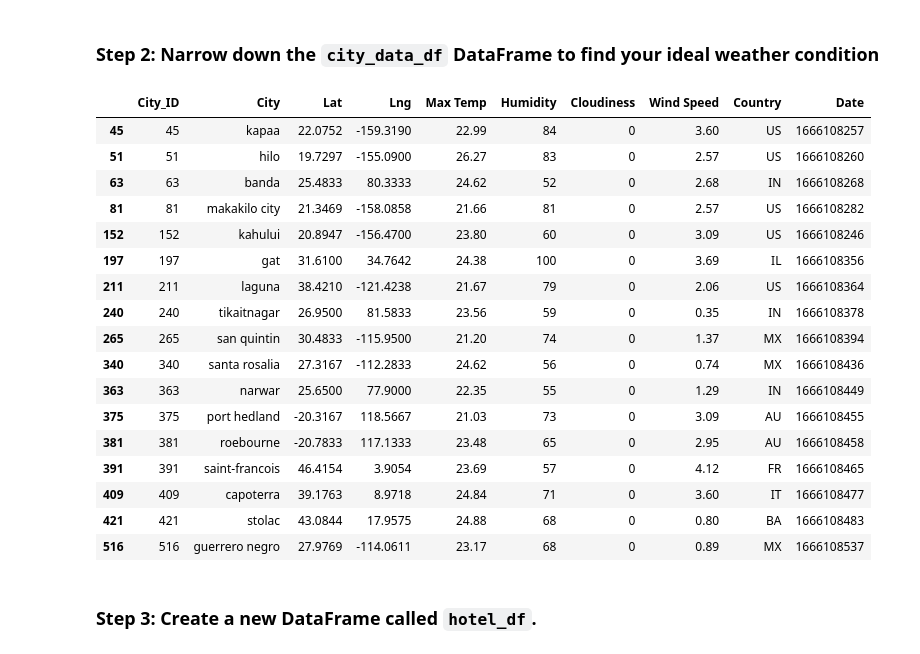
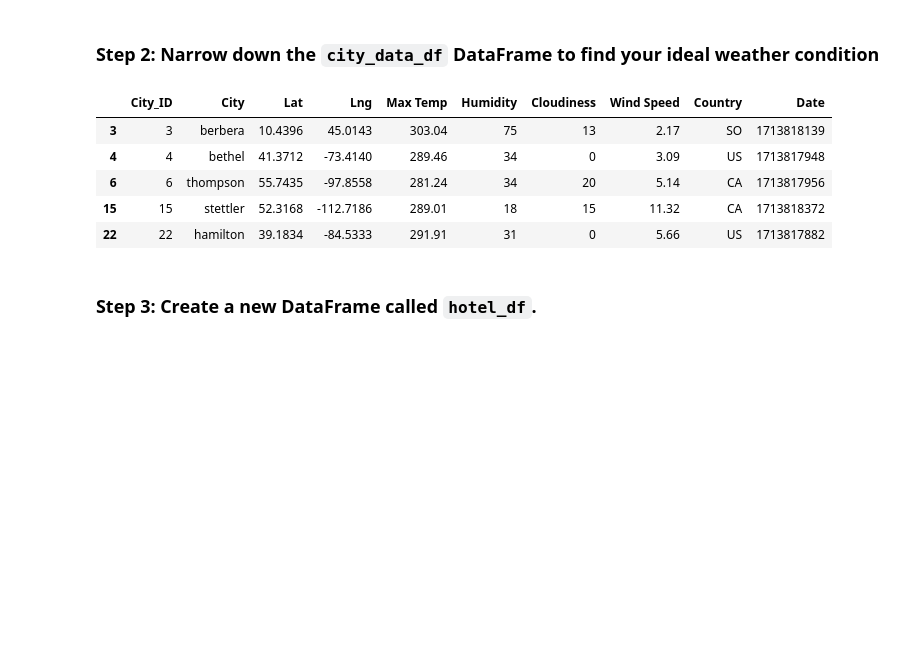
Before and after one commit to kneal23/python-api-challenge, a Jupyter notebook: VacationPy.ipynb, the cells around one changed output. Drawn from its saved outputs; the diff is of its cells as text; code cells hidden in the pictures; blank space fills up the shorter version.

```diff
--- a/VacationPy.ipynb
+++ b/VacationPy.ipynb
@@ -17,8 +17,8 @@ from api_keys import geoapify_key
 [interactive output not drawn]
 # %%
 # Load the CSV file created in Part 1 into a Pandas DataFrame
-city_data_df = pd.read_csv("output_data/cities.csv")
+city_data_df = pd.read_csv("../WeatherPy/cities.csv")
 
 # Display sample data
-city_data_df.head()
+city_data_df.head(50)
 # %% [output]
@@ -41,32 +66,25 @@ FileNotFoundError: [Errno 2] No such file or directory: 'output_data/cities.csv'
 ### Step 2: Narrow down the `city_data_df` DataFrame to find your ideal weather condition
 # %%
 # Narrow down cities that fit criteria and drop any results with null values
-# YOUR CODE HERE
+ideal_conditions_df = city_data_df[
+    (city_data_df['Max Temp'] < 450) &
+    (city_data_df['Max Temp'] > 275) &
+    (city_data_df['Wind Speed'] < 12) &
+    (city_data_df['Cloudiness'] < 40)
+]
 
 # Drop any rows with null values
-# YOUR CODE HERE
+ideal_conditions_df = ideal_conditions_df.dropna()
 
 # Display sample data
-# YOUR CODE HERE
+ideal_conditions_df.head()
 # %% [output]
 |  | City_ID | City | Lat | Lng | Max Temp | Humidity | Cloudiness | Wind Speed | Country | Date |
-| 45 | 45 | kapaa | 22.0752 | -159.3190 | 22.99 | 84 | 0 | 3.60 | US | 1666108257 |
-| 51 | 51 | hilo | 19.7297 | -155.0900 | 26.27 | 83 | 0 | 2.57 | US | 1666108260 |
-| 63 | 63 | banda | 25.4833 | 80.3333 | 24.62 | 52 | 0 | 2.68 | IN | 1666108268 |
-| 81 | 81 | makakilo city | 21.3469 | -158.0858 | 21.66 | 81 | 0 | 2.57 | US | 1666108282 |
-| 152 | 152 | kahului | 20.8947 | -156.4700 | 23.80 | 60 | 0 | 3.09 | US | 1666108246 |
-| 197 | 197 | gat | 31.6100 | 34.7642 | 24.38 | 100 | 0 | 3.69 | IL | 1666108356 |
-| 211 | 211 | laguna | 38.4210 | -121.4238 | 21.67 | 79 | 0 | 2.06 | US | 1666108364 |
-| 240 | 240 | tikaitnagar | 26.9500 | 81.5833 | 23.56 | 59 | 0 | 0.35 | IN | 1666108378 |
-| 265 | 265 | san quintin | 30.4833 | -115.9500 | 21.20 | 74 | 0 | 1.37 | MX | 1666108394 |
-| 340 | 340 | santa rosalia | 27.3167 | -112.2833 | 24.62 | 56 | 0 | 0.74 | MX | 1666108436 |
-| 363 | 363 | narwar | 25.6500 | 77.9000 | 22.35 | 55 | 0 | 1.29 | IN | 1666108449 |
-| 375 | 375 | port hedland | -20.3167 | 118.5667 | 21.03 | 73 | 0 | 3.09 | AU | 1666108455 |
-| 381 | 381 | roebourne | -20.7833 | 117.1333 | 23.48 | 65 | 0 | 2.95 | AU | 1666108458 |
-| 391 | 391 | saint-francois | 46.4154 | 3.9054 | 23.69 | 57 | 0 | 4.12 | FR | 1666108465 |
-| 409 | 409 | capoterra | 39.1763 | 8.9718 | 24.84 | 71 | 0 | 3.60 | IT | 1666108477 |
-| 421 | 421 | stolac | 43.0844 | 17.9575 | 24.88 | 68 | 0 | 0.80 | BA | 1666108483 |
-| 516 | 516 | guerrero negro | 27.9769 | -114.0611 | 23.17 | 68 | 0 | 0.89 | MX | 1666108537 |
+| 3 | 3 | berbera | 10.4396 | 45.0143 | 303.04 | 75 | 13 | 2.17 | SO | 1713818139 |
+| 4 | 4 | bethel | 41.3712 | -73.4140 | 289.46 | 34 | 0 | 3.09 | US | 1713817948 |
+| 6 | 6 | thompson | 55.7435 | -97.8558 | 281.24 | 34 | 20 | 5.14 | CA | 1713817956 |
+| 15 | 15 | stettler | 52.3168 | -112.7186 | 289.01 | 18 | 15 | 11.32 | CA | 1713818372 |
+| 22 | 22 | hamilton | 39.1834 | -84.5333 | 291.91 | 31 | 0 | 5.66 | US | 1713817882 |
 # %% [markdown]
 ### Step 3: Create a new DataFrame called `hotel_df`.
 # %%
```
Also changed, not shown: parts of 7 cells of this notebook.
